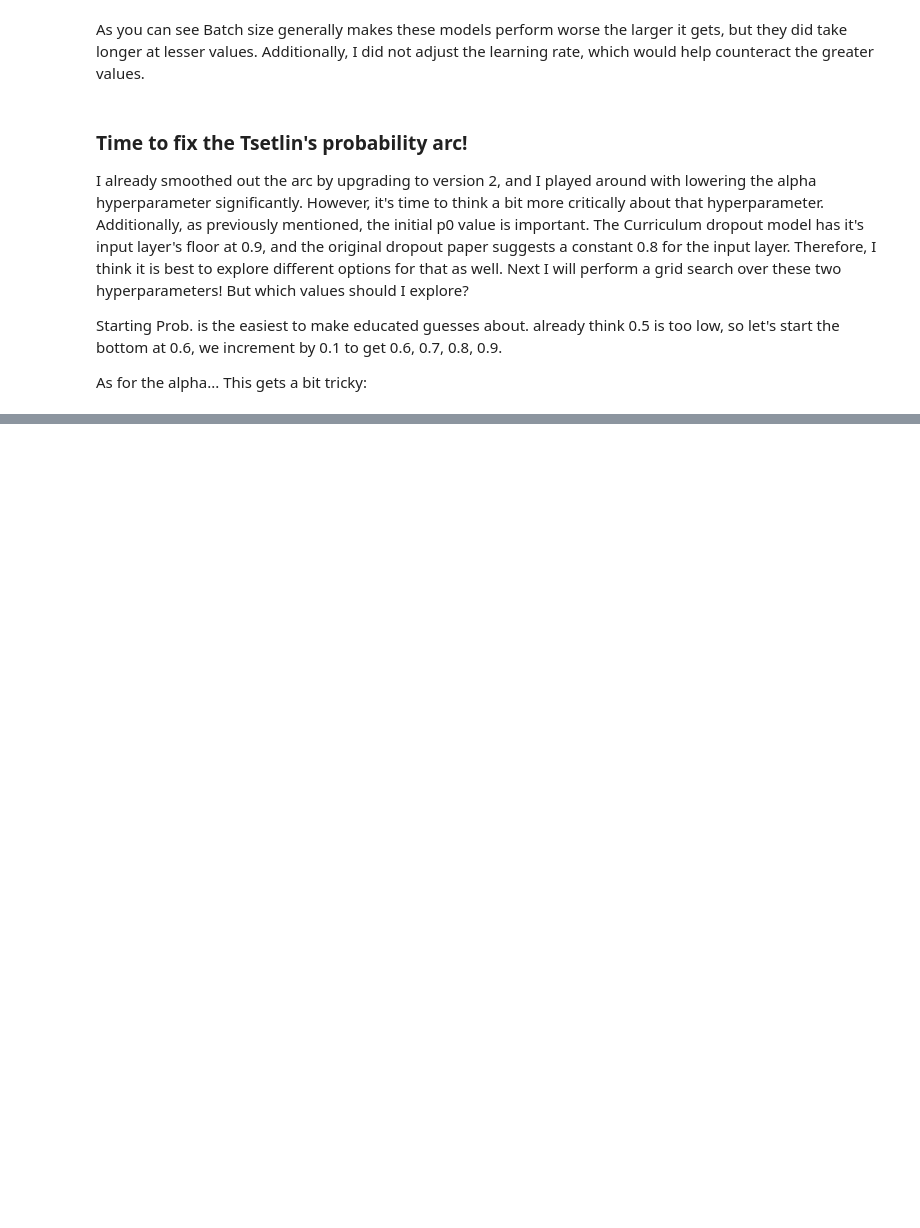
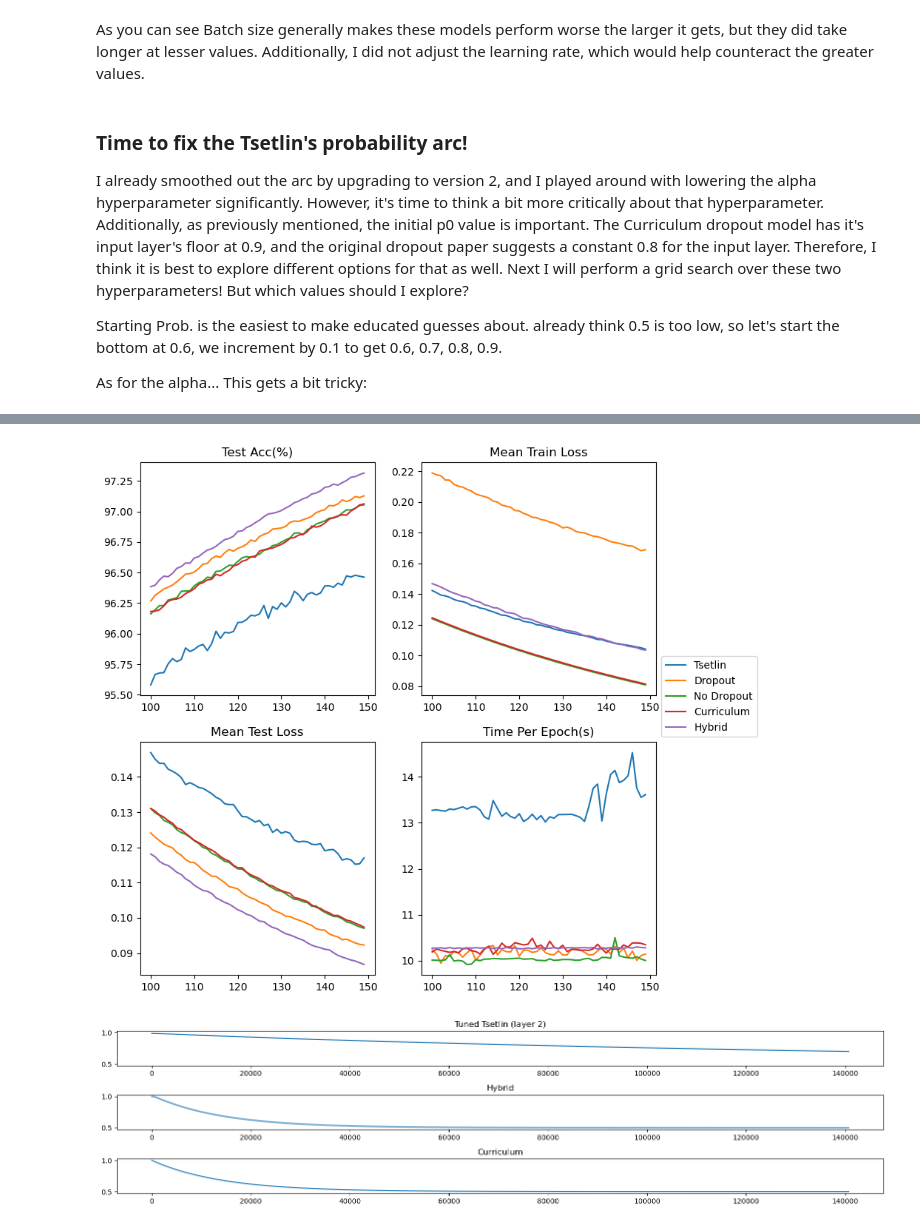
Before and after one commit to pjmcc2/dropoutResearch, a Jupyter notebook: results/Experiments on Version 2.ipynb, the cells around one changed output, grey strips where cells are left out. Cells and saved outputs as stored; diff of their text form; code cells hidden in the pictures; blank space fills up the shorter version.

```diff
--- a/results/Experiments on Version 2.ipynb
+++ b/results/Experiments on Version 2.ipynb
@@ -265,0 +326,73 @@ I will add it to the graph!
+# %%
+tset150 = pd.read_csv(r"MNIST/2000 Model/MNISTTsetlin10x150.csv")
+drop150 = pd.read_csv(r"MNIST/2000 Model/MNISTDrop10x150.csv")
+nodrop150 = pd.read_csv(r"MNIST/2000 Model/MNISTNoDrop10x150.csv")
+curr150 = pd.read_csv(r"MNIST/2000 Model/MNISTCurrDrop10x150.csv")
+hybrid150 = pd.read_csv(r"MNIST/2000 Model/MNISTHybrid10x150.csv")
+
+tavg150 = get_avg(tset150, "Epoch")
+davg150 = get_avg(drop150, "Epoch")
+navg150 = get_avg(nodrop150, "Epoch")
+cavg150 = get_avg(curr150, "Epoch")
+havg150 = get_avg(hybrid150, "Epoch")
+# %%
+x = np.arange(100,150)
+fig,ax = plt.subplots(2,2,figsize=(9,9))
+
+ax[0,0].plot(x,tavg150['Test Acc(%)'][100:],label="Tsetlin")
+ax[0,0].plot(x,davg150['Test Acc(%)'][100:],label="Dropout")
+ax[0,0].plot(x,navg150['Test Acc(%)'][100:],label="No Dropout")
+ax[0,0].plot(x,cavg150['Test Acc(%)'][100:],label="Curriculum")
+ax[0,0].plot(x,havg150['Test Acc(%)'][100:],label="Hybrid")
+ax[0,0].set_title("Test Acc(%)")
+
+
+ax[0,1].plot(x,tavg150["Mean Train Loss"][100:],label="Tsetlin")
+ax[0,1].plot(x,davg150["Mean Train Loss"][100:],label="Dropout")
+ax[0,1].plot(x,navg150["Mean Train Loss"][100:],label="No Dropout")
+ax[0,1].plot(x,cavg150["Mean Train Loss"][100:],label="Curriculum")
+ax[0,1].plot(x,havg150["Mean Train Loss"][100:],label="Hybrid")
+ax[0,1].set_title("Mean Train Loss")
+
+ax[1,0].plot(x,tavg150["Mean Test Loss"][100:],label="Tsetlin")
+ax[1,0].plot(x,davg150['Mean Test Loss'][100:],label="Dropout")
+ax[1,0].plot(x,navg150['Mean Test Loss'][100:],label="No Dropout")
+ax[1,0].plot(x,cavg150['Mean Test Loss'][100:],label="Curriculum")
+ax[1,0].plot(x,havg150['Mean Test Loss'][100:],label="Hybrid")
+ax[1,0].set_title("Mean Test Loss")
+
+
+ax[1,1].plot(x,tavg150["Time Per Epoch(s)"][100:],label="Tsetlin")
+ax[1,1].plot(x,davg150["Time Per Epoch(s)"][100:],label="Dropout")
+ax[1,1].plot(x,navg150["Time Per Epoch(s)"][100:],label="No Dropout")
+ax[1,1].plot(x,cavg150["Time Per Epoch(s)"][100:],label="Curriculum")
+ax[1,1].plot(x,havg150["Time Per Epoch(s)"][100:],label="Hybrid")
+ax[1,1].set_title("Time Per Epoch(s)")
+
+plt.legend(loc="lower left",bbox_to_anchor=(1,1))
+plt.show()
+
+
+
+tprobs150 = pd.read_csv(r"MNIST\2000 Model\MNISTTsetlin10x150_probs.csv")
+temp = np.array([tprobs150[tprobs150.Run == i]["Keep Probability"] for i in range(10)])
+tmean_prob150 = temp.mean(axis=0)
+
+hprobs150 = pd.read_csv(r"MNIST/2000 Model/MNISTHybrid10x150_probs.csv")
+temp = np.array([hprobs150[hprobs150.Run == i]["Keep Probability"] for i in range(10)])
+hmean_prob150 = temp.mean(axis=0)
+
+cprobs = [(1-0.5)*np.exp(-10./(938*150)*i)+0.5 for i in range(1,len(tmean_prob150)+1)]
+
+f2,a2 = plt.subplots(3,1,figsize=(16,4), sharey=True)
+
+a2[0].plot(np.arange(len(tmean_prob150)), tmean_prob150)
+a2[0].set_title("Tuned Tsetlin (layer 2)")
+a2[1].plot(np.arange(len(hmean_prob150)),hmean_prob150)
+a2[1].set_title("Hybrid")
+a2[2].plot(np.arange(len(hmean_prob150)),cprobs)
+a2[2].set_title("Curriculum")
+plt.tight_layout()
+# %% [output]
+[figure, added]
+[figure, added]
```
Also changed, not shown: parts of 8 cells of this notebook, 26 other files.
